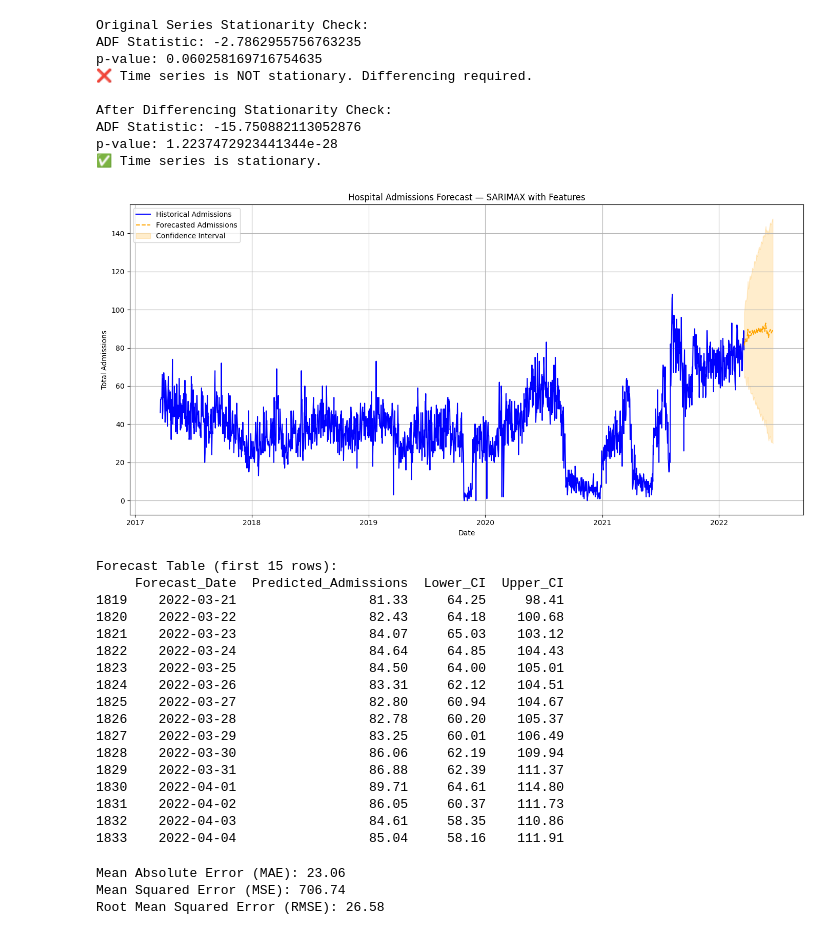
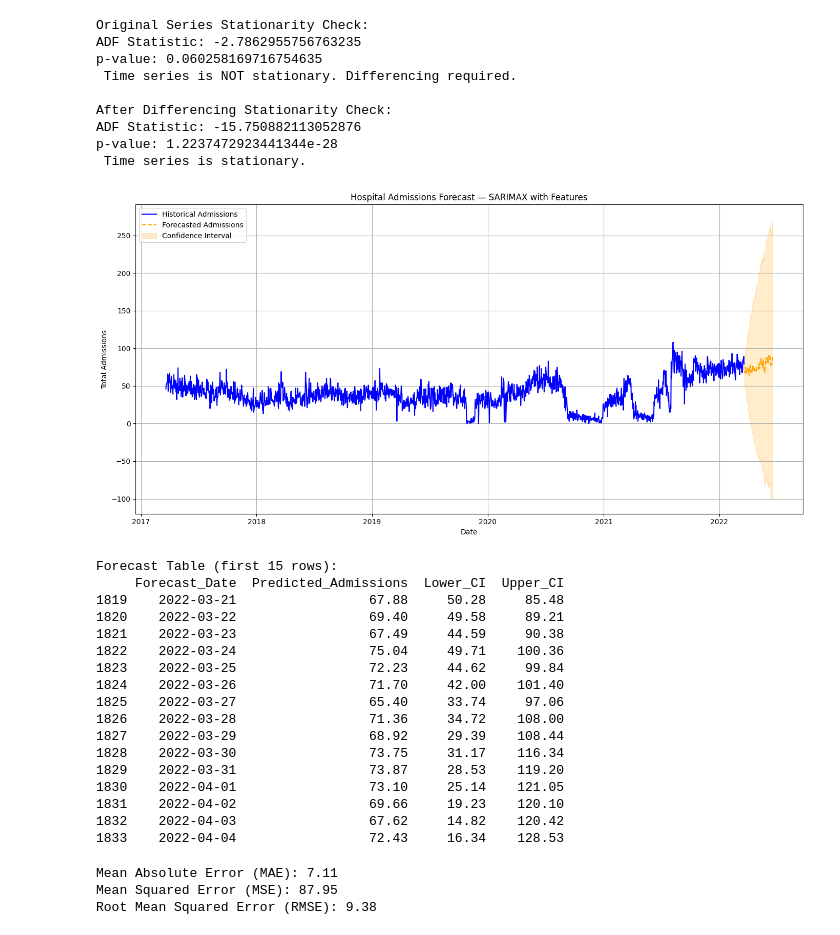
Before and after one commit to tottaradhanush/finalproject, a Jupyter notebook: models/sarimax_model.ipynb, the cells around one changed output. Saved outputs shown, nothing was run; the diff lists cells and outputs as text; code cells hidden in the pictures.

```diff
--- a/models/sarimax_model.ipynb
+++ b/models/sarimax_model.ipynb
@@ -15,9 +15,9 @@ y = hospital_data['Total_Admissions']
 
 # Exogenous variables — meaningful drivers of spikes
 exog_vars = [
-    'is_weekend', 'season', 'temperature_max', 'temperature_min',
-    'temp_range', 'precipitation', 'is_rain', 'Festival',
-    'pandemic_flag', 'disaster_flag'
+    'Total_Admissions_Rolling_Max','Total_Admissions_Rolling_Min','Total_Admissions_Rolling_Std',
+        'Total_Admissions_MA14','ResidentDate_weekday','temperature_max','temperature_min',
+        'Total_Admissions_Lag7','precipitation','temp_range'
 ]
 exog = hospital_data[exog_vars]
 
@@ -27,9 +27,9 @@ def test_stationarity(timeseries):
     print('ADF Statistic:', result[0])
     print('p-value:', result[1])
     if result[1] <= 0.05:
-        print("✅ Time series is stationary.")
+        print(" Time series is stationary.")
     else:
-        print("❌ Time series is NOT stationary. Differencing required.")
+        print(" Time series is NOT stationary. Differencing required.")
 
 print("\nOriginal Series Stationarity Check:")
 test_stationarity(y)
@@ -99,53 +99,53 @@ train, test = hospital_data.iloc[:train_size], hospital_data.iloc[train_size:]
 y_train = train['Total_Admissions']
 y_test = test['Total_Admissions']
 exog_train = train[exog_vars]
 exog_test = test[exog_vars]
 
 # Fit the ARIMAX model on the training data
 arimax_model = SARIMAX(y_train, exog=exog_train, order=(p, d, q), enforce_stationarity=False, enforce_invertibility=False)
 arimax_results = arimax_model.fit(disp=False)
 
 # Forecast on the test set
 forecast = arimax_results.get_forecast(steps=len(y_test), exog=exog_test)
 forecast_mean = forecast.predicted_mean
 
 # Calculate performance metrics
 mae = mean_absolute_error(y_test, forecast_mean)
 mse = mean_squared_error(y_test, forecast_mean)
 rmse = np.sqrt(mse)
 
 # Print the evaluation metrics
 print(f'Mean Absolute Error (MAE): {mae:.2f}')
 print(f'Mean Squared Error (MSE): {mse:.2f}')
 print(f'Root Mean Squared Error (RMSE): {rmse:.2f}')
 # %% [output]
 Original Series Stationarity Check:
 ADF Statistic: -2.7862955756763235
 p-value: 0.060258169716754635
-❌ Time series is NOT stationary. Differencing required.
+ Time series is NOT stationary. Differencing required.
 
 After Differencing Stationarity Check:
 ADF Statistic: -15.750882113052876
 p-value: 1.2237472923441344e-28
-✅ Time series is stationary.
+ Time series is stationary.
-[figure, old version]
+[figure, new version]
 Forecast Table (first 15 rows):
      Forecast_Date  Predicted_Admissions  Lower_CI  Upper_CI
-1819    2022-03-21                 81.33     64.25     98.41
-1820    2022-03-22                 82.43     64.18    100.68
-1821    2022-03-23                 84.07     65.03    103.12
-1822    2022-03-24                 84.64     64.85    104.43
-1823    2022-03-25                 84.50     64.00    105.01
-1824    2022-03-26                 83.31     62.12    104.51
-1825    2022-03-27                 82.80     60.94    104.67
-1826    2022-03-28                 82.78     60.20    105.37
-1827    2022-03-29                 83.25     60.01    106.49
-1828    2022-03-30                 86.06     62.19    109.94
-1829    2022-03-31                 86.88     62.39    111.37
-1830    2022-04-01                 89.71     64.61    114.80
-1831    2022-04-02                 86.05     60.37    111.73
-1832    2022-04-03                 84.61     58.35    110.86
-1833    2022-04-04                 85.04     58.16    111.91
+1819    2022-03-21                 67.88     50.28     85.48
+1820    2022-03-22                 69.40     49.58     89.21
+1821    2022-03-23                 67.49     44.59     90.38
+1822    2022-03-24                 75.04     49.71    100.36
+1823    2022-03-25                 72.23     44.62     99.84
+1824    2022-03-26                 71.70     42.00    101.40
+1825    2022-03-27                 65.40     33.74     97.06
+1826    2022-03-28                 71.36     34.72    108.00
+1827    2022-03-29                 68.92     29.39    108.44
+1828    2022-03-30                 73.75     31.17    116.34
+1829    2022-03-31                 73.87     28.53    119.20
+1830    2022-04-01                 73.10     25.14    121.05
+1831    2022-04-02                 69.66     19.23    120.10
+1832    2022-04-03                 67.62     14.82    120.42
+1833    2022-04-04                 72.43     16.34    128.53
-Mean Absolute Error (MAE): 23.06
-Mean Squared Error (MSE): 706.74
-Root Mean Squared Error (RMSE): 26.58
+Mean Absolute Error (MAE): 7.11
+Mean Squared Error (MSE): 87.95
+Root Mean Squared Error (RMSE): 9.38
```
Also changed, not shown: 7 other files.
